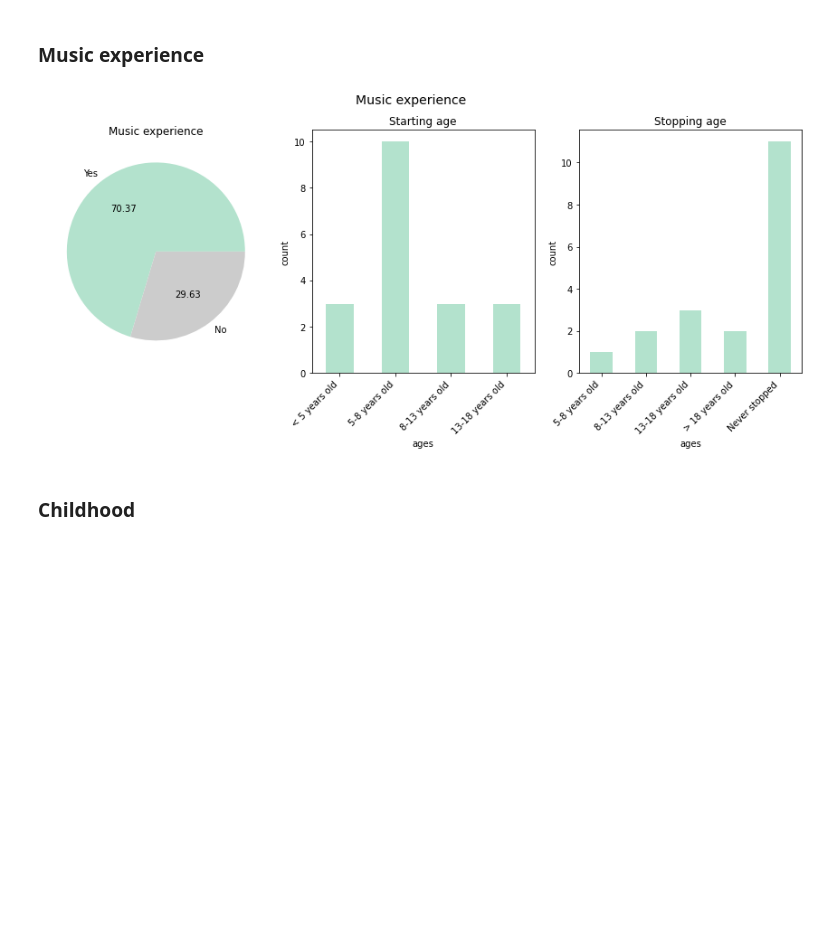
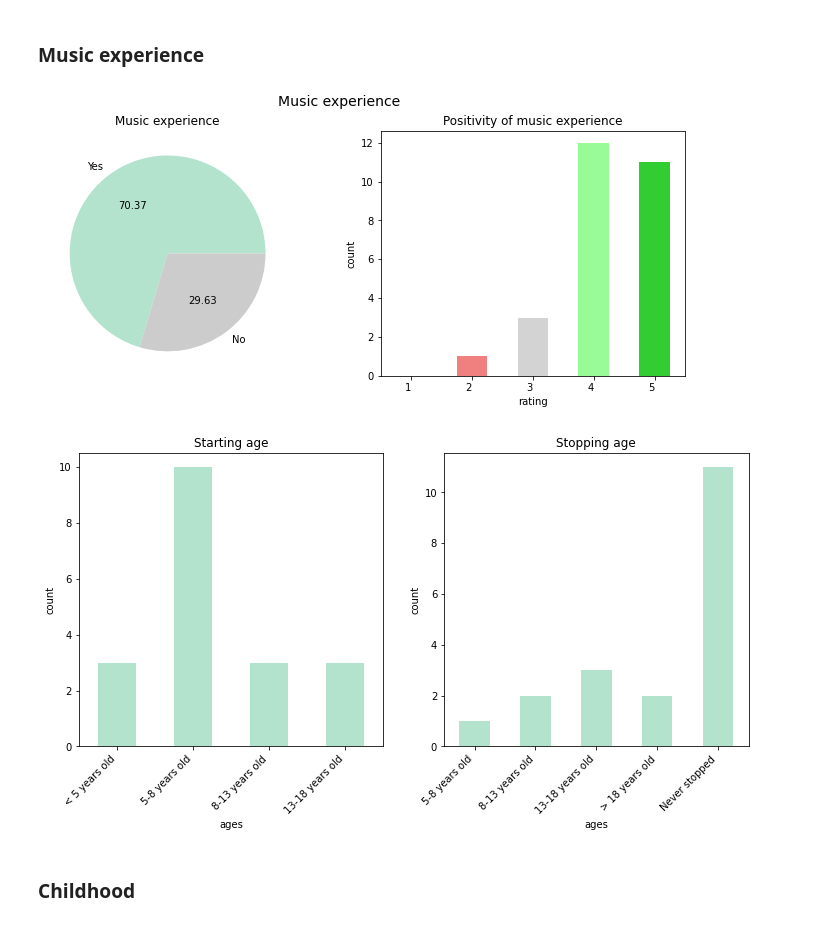
Before and after one commit to chrispla/early-musical-memories, a Jupyter notebook: vis.ipynb, the cells around one changed output. Drawn from its saved outputs; the diff is of its cells as text; code cells hidden in the pictures; blank space fills up the shorter version.

Commit message:
add colored mood plot

```diff
--- a/vis.ipynb
+++ b/vis.ipynb
@@ -37,3 +19,20 @@ Index(['Timestamp', 'Please select your gender:', 'Please enter your age:',
+# %%
+# define custom order for age ranges
+ages = {"< 5 years old": 0.0,
+        "5-8 years old": 1.0,
+        "8-13 years old": 2.0,
+        "13-18 years old": 3.0,
+        "> 18 years old": 4.0,
+        "Never stopped": 5.0}
+inv_ages = {0.0: "< 5 years old",
+            1.0: "5-8 years old",
+            2.0: "8-13 years old",
+            3.0: "13-18 years old",
+            4.0: "> 18 years old",
+            5.0: "Never stopped"}
+
+# colors for negative-positive 5-point scale
+np_scale = ['darkred', 'lightcoral', 'lightgrey', 'palegreen', 'limegreen']
 # %% [markdown]
 ### Demographic graphs
 # %%
@@ -65,53 +64,52 @@ fig.autofmt_xdate(rotation=0)
 # %% [markdown]
 ### Music experience
 # %%
-fig, axes = plt.subplots(nrows=1, ncols=3, figsize=(15,5.5))
+fig, axes = plt.subplots(nrows=1, ncols=2, figsize=(12, 5))
 fig.suptitle("Music experience", fontsize=14)
 
 df['Do you have any experience playing a musical instrument or singing?'].value_counts().plot.pie(ax=axes[0],
                                                                                                   autopct="%.2f",
                                                                                                   ylabel='',
                                                                                                   title='Music experience',
                                                                                                   cmap="Pastel2")
 
-# define custom order for age ranges
-ages = {"< 5 years old": 0.0,
-        "5-8 years old": 1.0,
-        "8-13 years old": 2.0,
-        "13-18 years old": 3.0,
-        "> 18 years old": 4.0,
-        "Never stopped": 5.0}
-inv_ages = {0.0: "< 5 years old",
-            1.0: "5-8 years old",
-            2.0: "8-13 years old",
-            3.0: "13-18 years old",
-            4.0: "> 18 years old",
-            5.0: "Never stopped"}
+np_counts = df['Do you generally think of your musical experience as positive or negative?'].value_counts().sort_index()
+np_counts = pd.concat([pd.Series([0]), np_counts])  # add value for 1 which had no reponses
+np_counts.sort_index().plot.bar(ax=axes[1],
+                                ylabel='count',
+                                xlabel='rating',
+                                title='Positivity of music experience',
+                                color=np_scale)
+axes[1].set_xticklabels(labels=['1','2','3','4','5'])
+fig.autofmt_xdate(rotation=0)
 
-df['In case you do, at what age did you start?'].replace(ages).value_counts().sort_index().plot.bar(ax=axes[1],
+fig, axes = plt.subplots(nrows=1, ncols=2, figsize=(12, 6))
+
+df['In case you do, at what age did you start?'].replace(ages).value_counts().sort_index().plot.bar(ax=axes[0],
                                                                                                     xlabel='ages',
                                                                                                     ylabel='count',
                                                                                                     title='Starting age',
                                                                                                     cmap="Pastel2")
 
 # get indices present in plot
 idxs = list(df['In case you do, at what age did you start?'].replace(ages).value_counts().sort_index().index)
 # map them back to text responses
-axes[1].set_xticklabels(labels=list(map(inv_ages.get, idxs)))
+axes[0].set_xticklabels(labels=list(map(inv_ages.get, idxs)))
 
-df['At what age did you stop?'].replace(ages).value_counts().sort_index().plot.bar(ax=axes[2],
+df['At what age did you stop?'].replace(ages).value_counts().sort_index().plot.bar(ax=axes[1],
                                                                                    xlabel='ages',
                                                                                    ylabel='count',
                                                                                    title='Stopping age',
                                                                                    cmap="Pastel2")
 # get indices present in plot
 idxs = list(df['At what age did you stop?'].replace(ages).value_counts().sort_index().index)
 # map them back to text responses
-axes[2].set_xticklabels(labels=list(map(inv_ages.get, idxs)))
+axes[1].set_xticklabels(labels=list(map(inv_ages.get, idxs)))
 
 # rotate x labels
 fig.autofmt_xdate(rotation=45)
 # %% [output]
-[figure, old version]
+[figure, new version]
+[figure, added]
 # %% [markdown]
 ### Childhood
```
Also changed, not shown: parts of 3 cells of this notebook.
